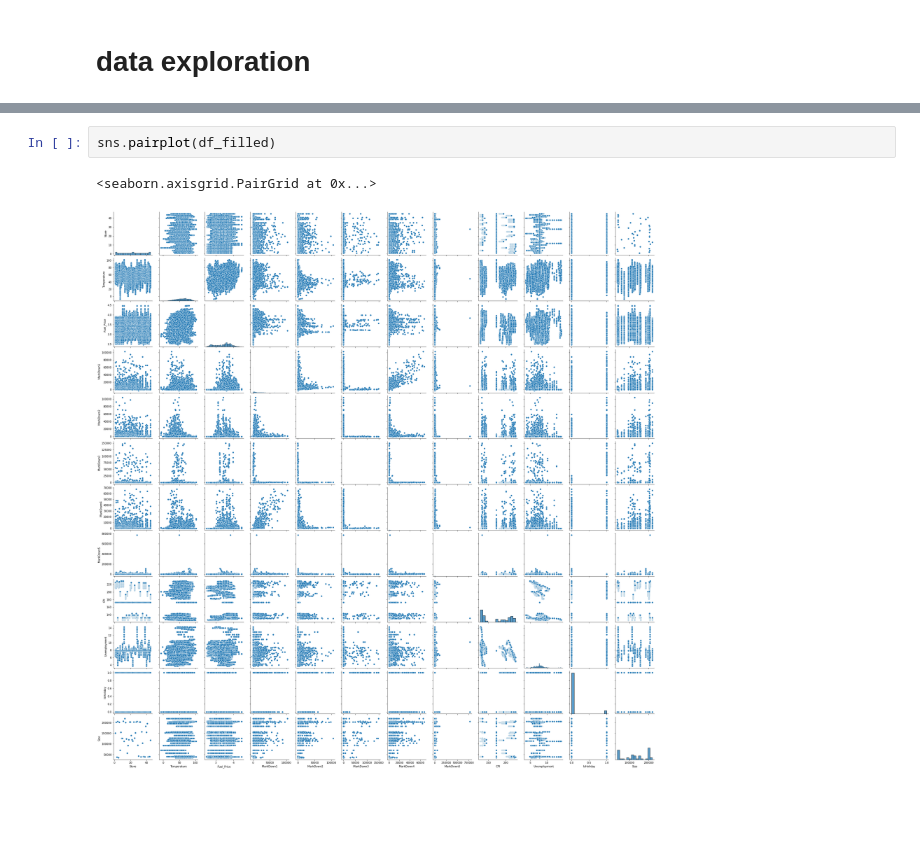
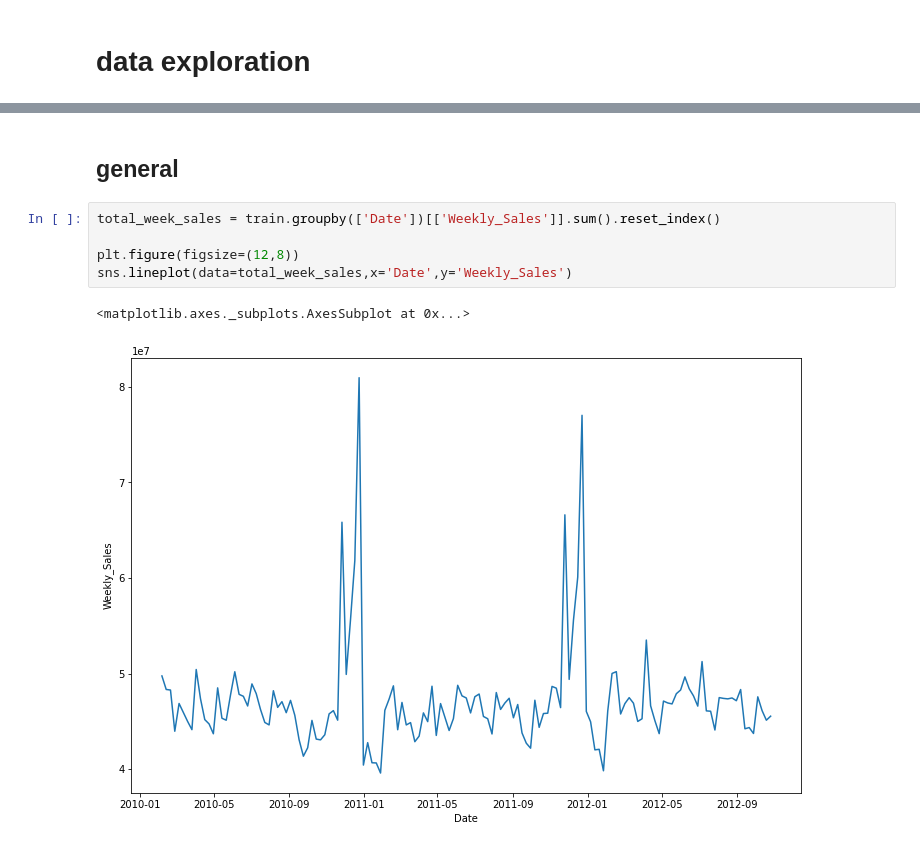
Before and after one commit to thomatrixting/Walmart_analysis, a Jupyter notebook: notebooks/1.0-thomas-data_exploration.ipynb, the cells around one changed output, grey strips where cells are left out. Cells and saved outputs as stored; diff of their text form; blank space fills up the shorter version.

```diff
--- a/notebooks/1.0-thomas-data_exploration.ipynb
+++ b/notebooks/1.0-thomas-data_exploration.ipynb
@@ -36,5 +43,10 @@ df_filled.describe()
-# %%
-sns.pairplot(df_filled)
-# %% [output]
-<seaborn.axisgrid.PairGrid at 0x...>
-[figure, removed]
+# %% [markdown]
+## general
+# %%
+total_week_sales = train.groupby(['Date'])[['Weekly_Sales']].sum().reset_index()
+
+plt.figure(figsize=(12,8))
+sns.lineplot(data=total_week_sales,x='Date',y='Weekly_Sales')
+# %% [output]
+<matplotlib.axes._subplots.AxesSubplot at 0x...>
+[figure, added]
```
Also changed, not shown: parts of 14 cells of this notebook, 1 other file.
